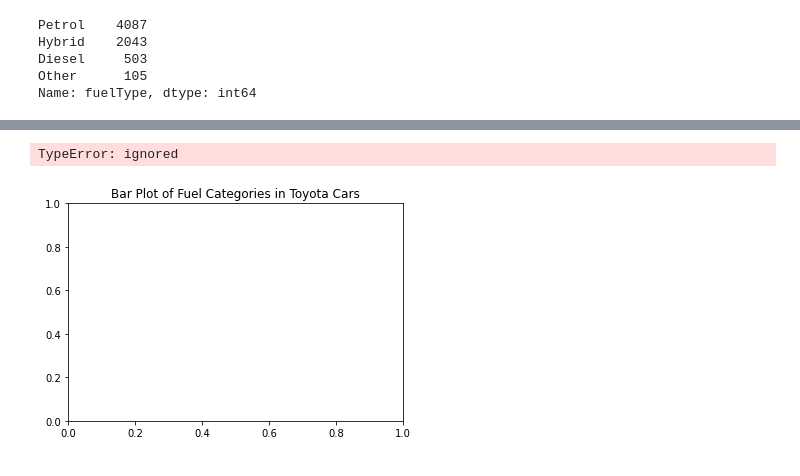
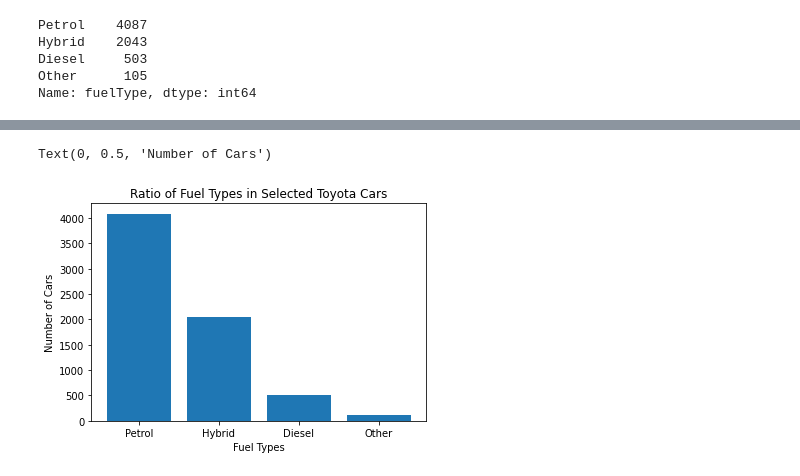
Before and after one commit to SamaSamrin/Toyota-Cars-EDA, a Jupyter notebook: TOYOTA_car_analysis.ipynb, the cells around one changed output, grey strips where cells are left out. Drawn from its saved outputs; the diff is of its cells as text; code cells hidden in the pictures.

```diff
--- a/TOYOTA_car_analysis.ipynb
+++ b/TOYOTA_car_analysis.ipynb
@@ -65,8 +85,16 @@ plt.show(" ")
-# %%
-
-
-plt.title("Bar Plot of Fuel Categories in Toyota Cars")
-plt.bar(type(df['fuelType']), len(df['fuelType']))
-# %% [output]
-TypeError: ignored
-[figure, removed]
+# %%
+df_fuelType = pd.DataFrame(df['fuelType'].value_counts())
+
+df_fuelType_newindex = df_fuelType.reset_index()
+
+df_fuelType_final = df_fuelType_newindex.rename(columns={"index":"fuelType", "fuelType":"Number of Cars"})
+
+#display(df_fuelType_final)
+plt.title("Ratio of Fuel Types in Selected Toyota Cars")
+plt.bar(df_fuelType_final["fuelType"], df_fuelType_final["Number of Cars"])
+plt.xlabel("Fuel Types")
+plt.ylabel("Number of Cars")
+#plt.show("") - displaying the graph twice
+# %% [output]
+Text(0, 0.5, 'Number of Cars')
+[figure, added]
```
Also changed, not shown: parts of 2 cells of this notebook.
